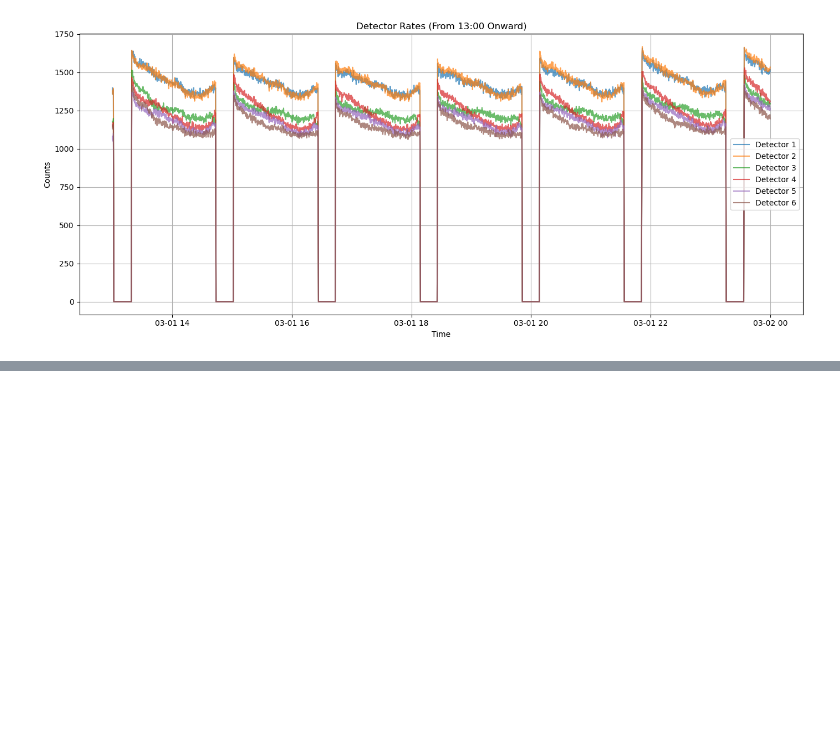
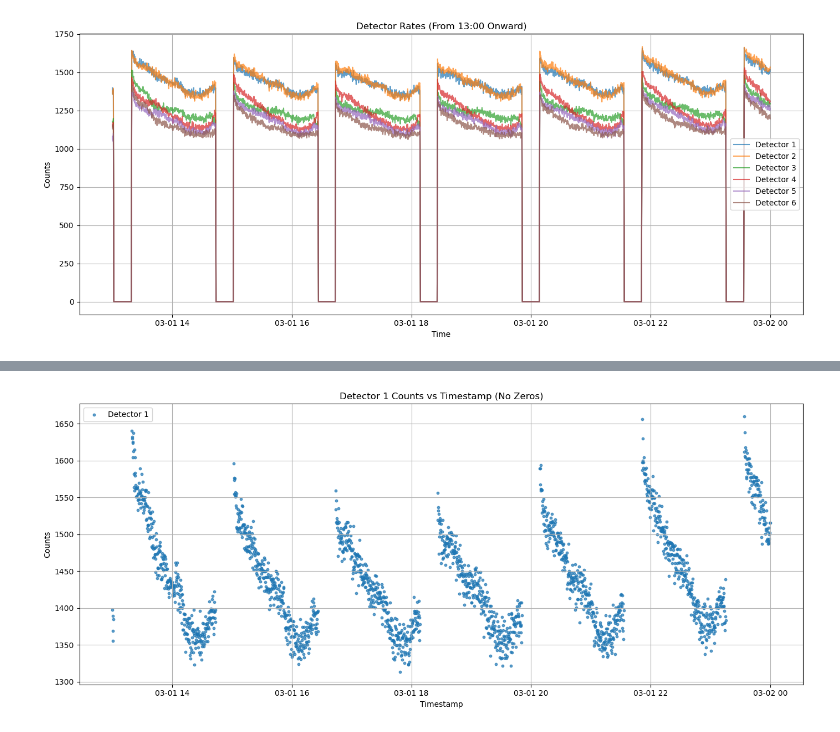
Before and after one commit to ClotanPaul/AI_industry, a Jupyter notebook: Project/model training.ipynb, the cells around one changed output, grey strips where cells are left out. Saved outputs shown, nothing was run; the diff lists cells and outputs as text; code cells hidden in the pictures; blank space fills up the shorter version.

```diff
--- a/Project/model training.ipynb
+++ b/Project/model training.ipynb
@@ -253,0 +400,12 @@ plt.show()
+# %%
+plt.figure(figsize=(14, 6))
+plt.scatter(merged_df_clean["timestamp"], merged_df_clean["detector_1"], label="Detector 1", s=10, alpha=0.7)
+plt.title("Detector 1 Counts vs Timestamp (No Zeros)")
+plt.xlabel("Timestamp")
+plt.ylabel("Counts")
+plt.legend()
+plt.grid(True)
+plt.tight_layout()
+plt.show()
+# %% [output]
+[figure, added]
```
Also changed, not shown: parts of 22 cells of this notebook, 1 other file.
